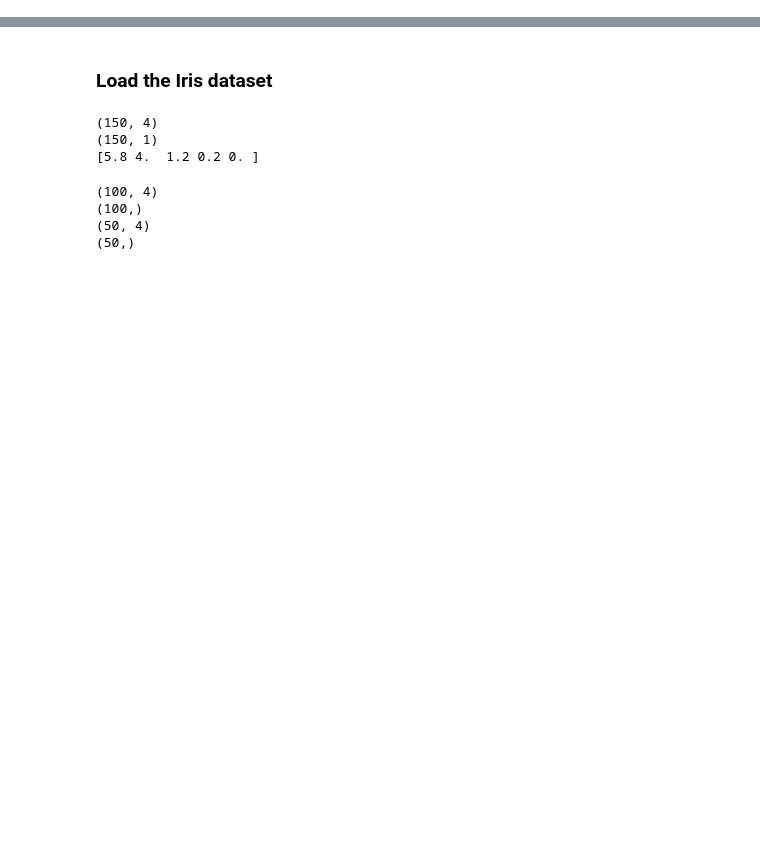
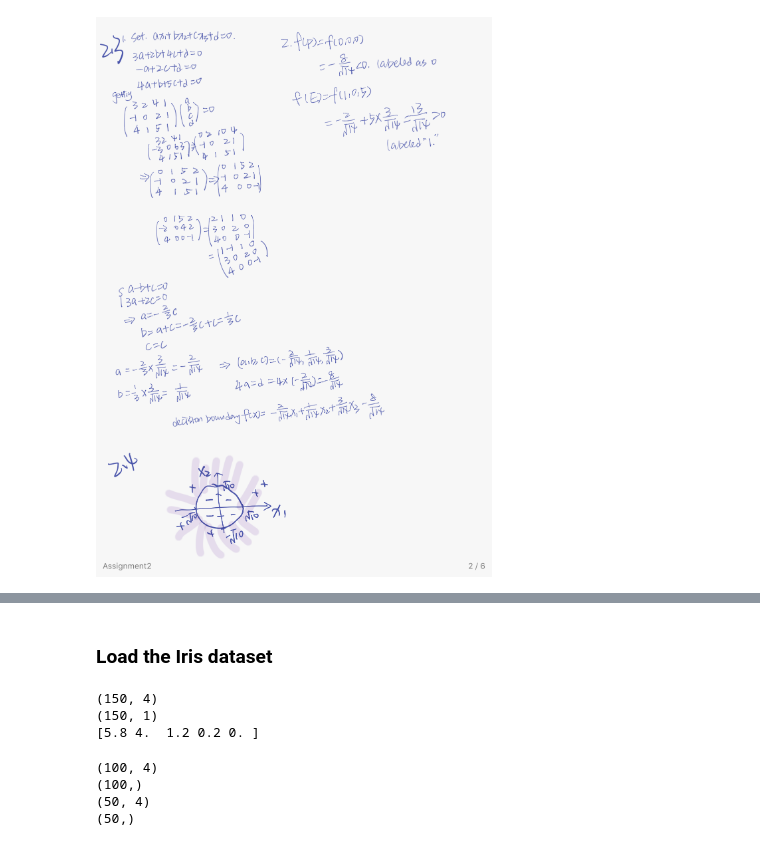
Before and after one commit to SHUYUAN66/COGS-118A, a Jupyter notebook: Assignment2/training_test_errors.ipynb, the cells around one changed output, grey strips where cells are left out. Cells and saved outputs as stored; diff of their text form; code cells hidden in the pictures; blank space fills up the shorter version.

```diff
--- a/Assignment2/training_test_errors.ipynb
+++ b/Assignment2/training_test_errors.ipynb
@@ -0,0 +20,4 @@
+# %%
+Image('P2.png')
+# %% [output]
+[figure, added]
```
Also changed, not shown: parts of 30 cells of this notebook, 7 other files.
